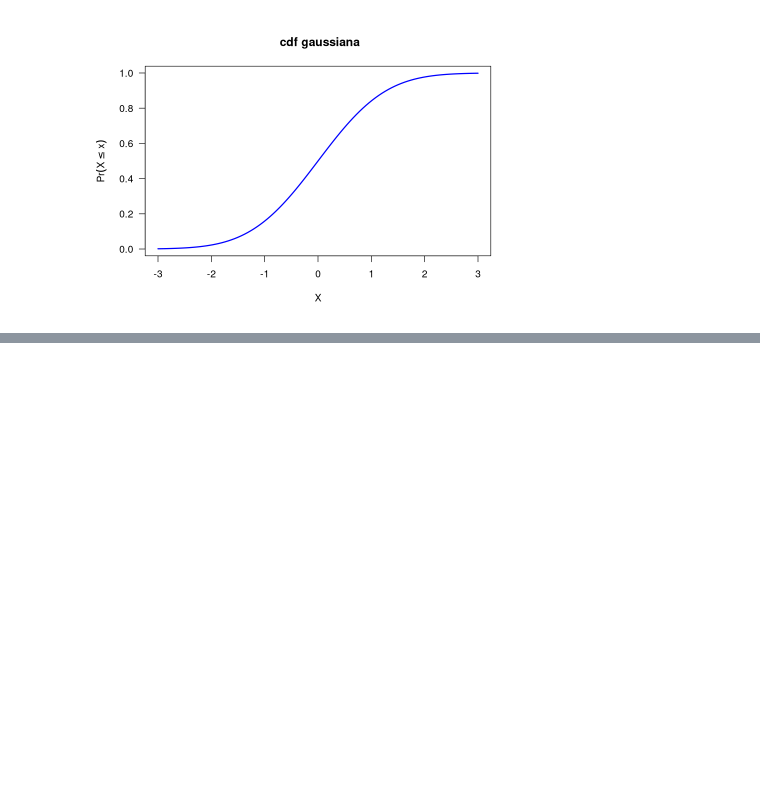
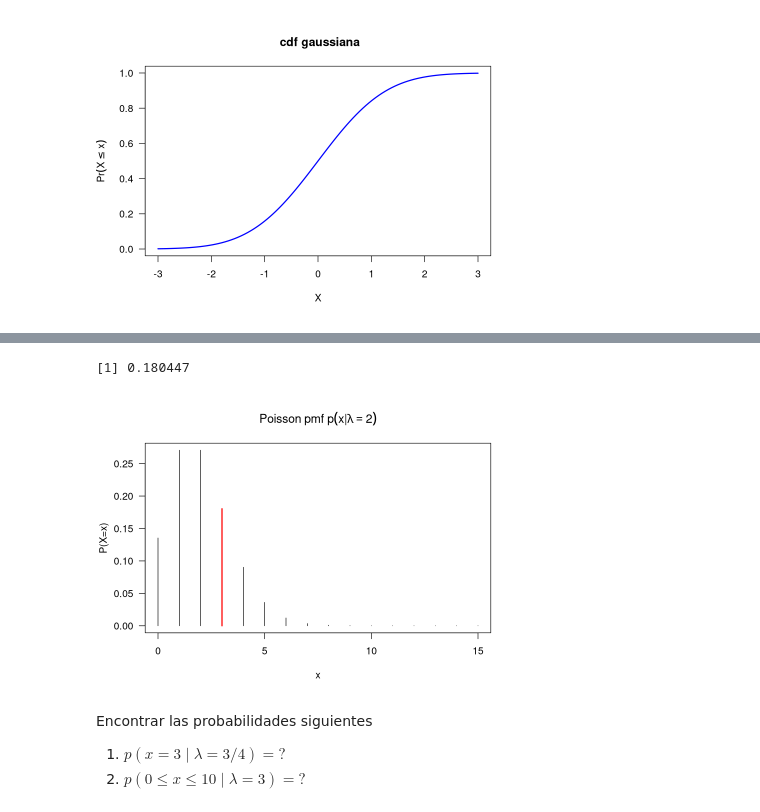
Before and after one commit to jealcalat/Analisis_multivariado-deprecated-, a Jupyter notebook: 2_modelos_multivariados/2.1_funciones_distribucion_densidad.ipynb, the cells around one changed output, grey strips where cells are left out. Drawn from its saved outputs; the diff is of its cells as text; code cells hidden in the pictures; blank space fills up the shorter version.

```diff
--- a/2_modelos_multivariados/2.1_funciones_distribucion_densidad.ipynb
+++ b/2_modelos_multivariados/2.1_funciones_distribucion_densidad.ipynb
@@ -206,0 +425,36 @@ pnorm(1.5) - pnorm(-1.5)
+# %%
+# creamos una función para la eq 11
+pmf_poisson <- function(x, l) (exp(-l) * l^x) / (factorial(x))
+x <- 3
+l <- 2
+pmf_poisson(x = x, l = l)
+# R tiene una función por defecto más eficiente que calcula esto
+# dpois(x = x, lambda = l)
+
+# graficamente
+par(las=1)
+xp <- seq(0, 15, 1)
+plot(
+  xp,
+  pmf_poisson(xp, l),
+  type = "h",
+  ylab = "P(X=x)",
+  xlab = 'x',
+  main = expression(Poisson~pmf~p(x*'|'*lambda==2))
+)
+segments(
+  x0 = 3,
+  x1 = 3,
+  y0 = 0,
+  y1 = pmf_poisson(x = x, l = l),
+  col = 'red',
+  lwd = 2
+)
+# %% [output]
+[1] 0.180447
+[figure, added]
+# %% [markdown]
+Encontrar las probabilidades siguientes
+
+1. $p(x=3 \mid \lambda = 3/4) = ?$
+2. $p(0 \leq x \leq 10 \mid \lambda = 3) = ?$
```
Also changed, not shown: parts of 21 cells of this notebook, 43 other files.
